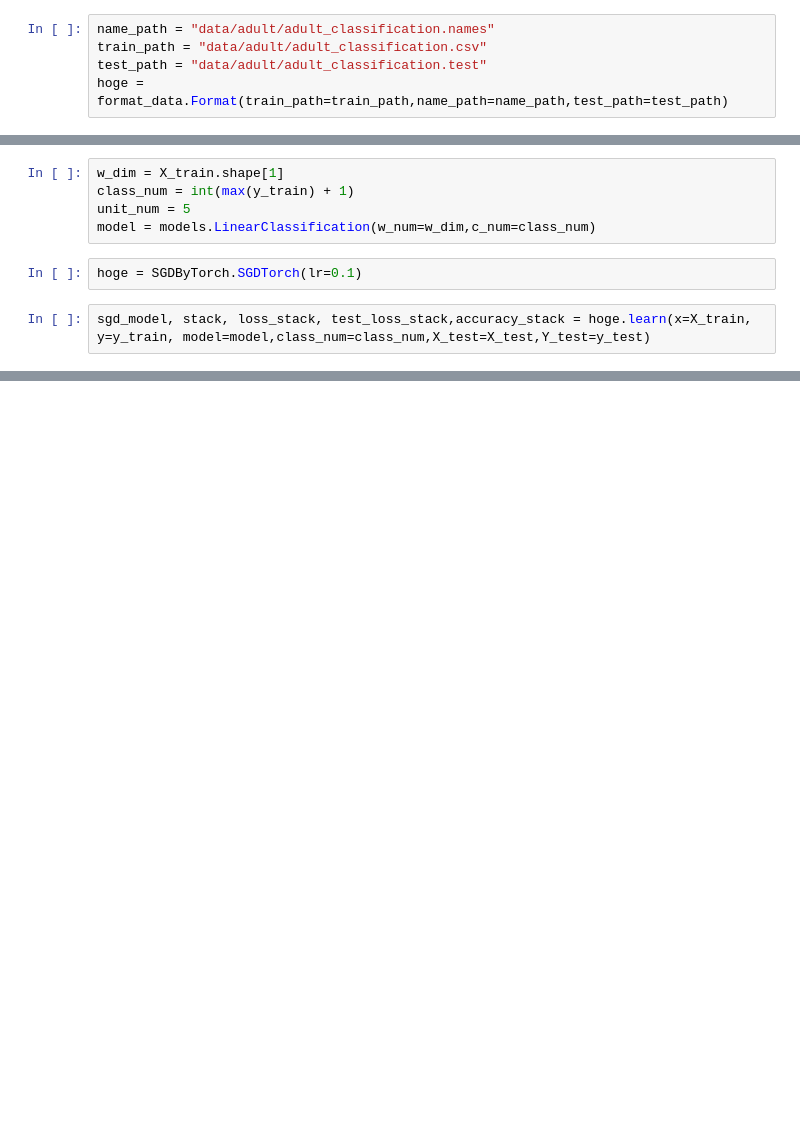
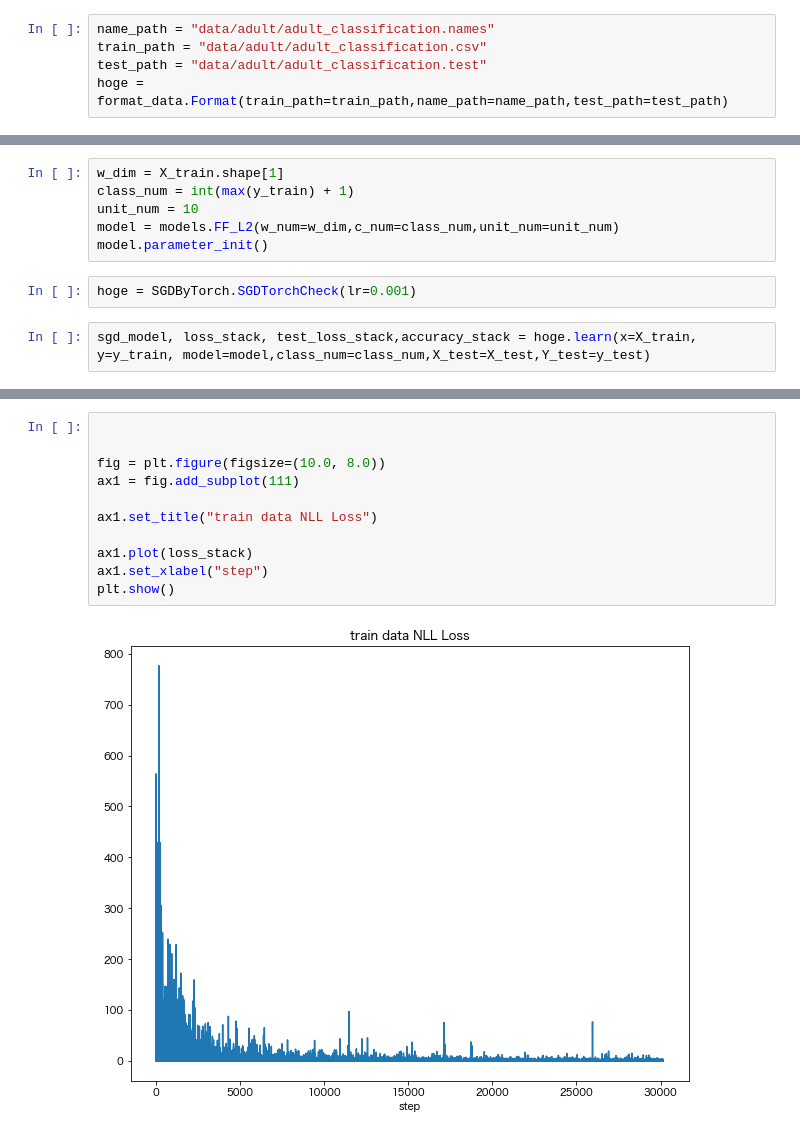
Before and after one commit to NaokiNakamichi/ML, a Jupyter notebook: GD/memo/memo21.ipynb, the cells around one changed output, grey strips where cells are left out. Drawn from its saved outputs; the diff is of its cells as text; blank space fills up the shorter version.

```diff
--- a/GD/memo/memo21.ipynb
+++ b/GD/memo/memo21.ipynb
@@ -37,10 +19,11 @@ label
 # %%
 w_dim = X_train.shape[1]
 class_num = int(max(y_train) + 1)
-unit_num = 5
-model = models.LinearClassification(w_num=w_dim,c_num=class_num)
+unit_num = 10
+model = models.FF_L2(w_num=w_dim,c_num=class_num,unit_num=unit_num)
+model.parameter_init()
 # %%
-hoge = SGDByTorch.SGDTorch(lr=0.1)
+hoge = SGDByTorch.SGDTorchCheck(lr=0.001)
 # %%
-sgd_model, stack, loss_stack, test_loss_stack,accuracy_stack = hoge.learn(x=X_train, y=y_train, model=model,class_num=class_num,X_test=X_test,Y_test=y_test)
+sgd_model, loss_stack, test_loss_stack,accuracy_stack = hoge.learn(x=X_train, y=y_train, model=model,class_num=class_num,X_test=X_test,Y_test=y_test)
 # %% [output]
@@ -98,0 +64,13 @@ KeyboardInterrupt:
+# %%
+
+
+fig = plt.figure(figsize=(10.0, 8.0))
+ax1 = fig.add_subplot(111)
+
+ax1.set_title("train data NLL Loss")
+
+ax1.plot(loss_stack)
+ax1.set_xlabel("step")
+plt.show()
+# %% [output]
+[figure, added]
```
Also changed, not shown: parts of 5 cells of this notebook, 10 other files.
